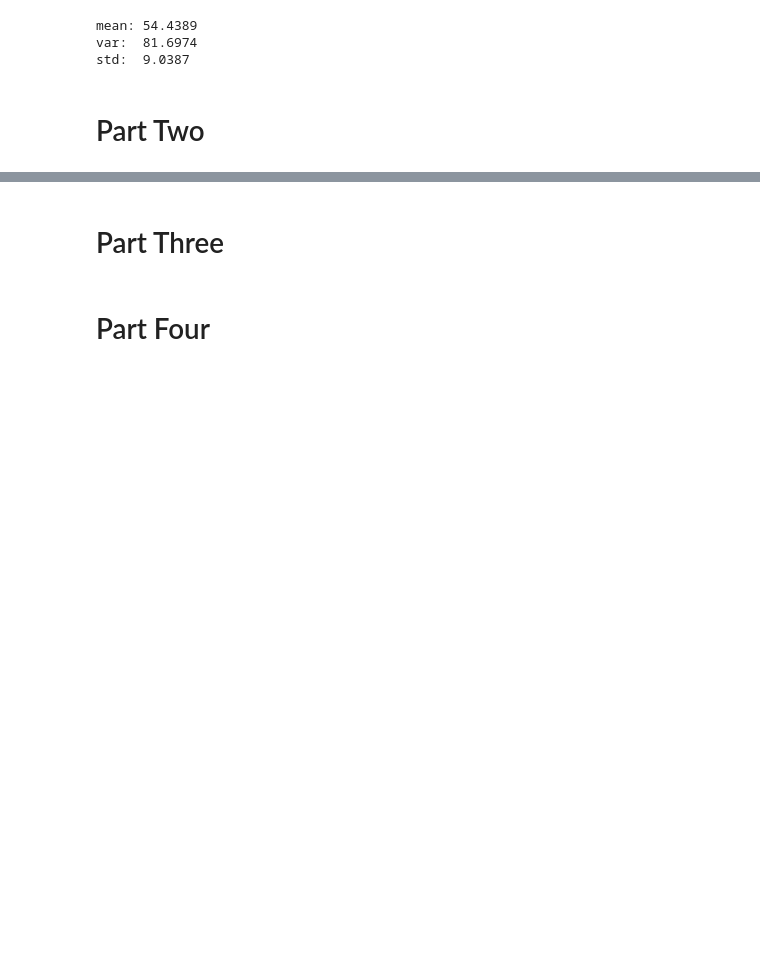
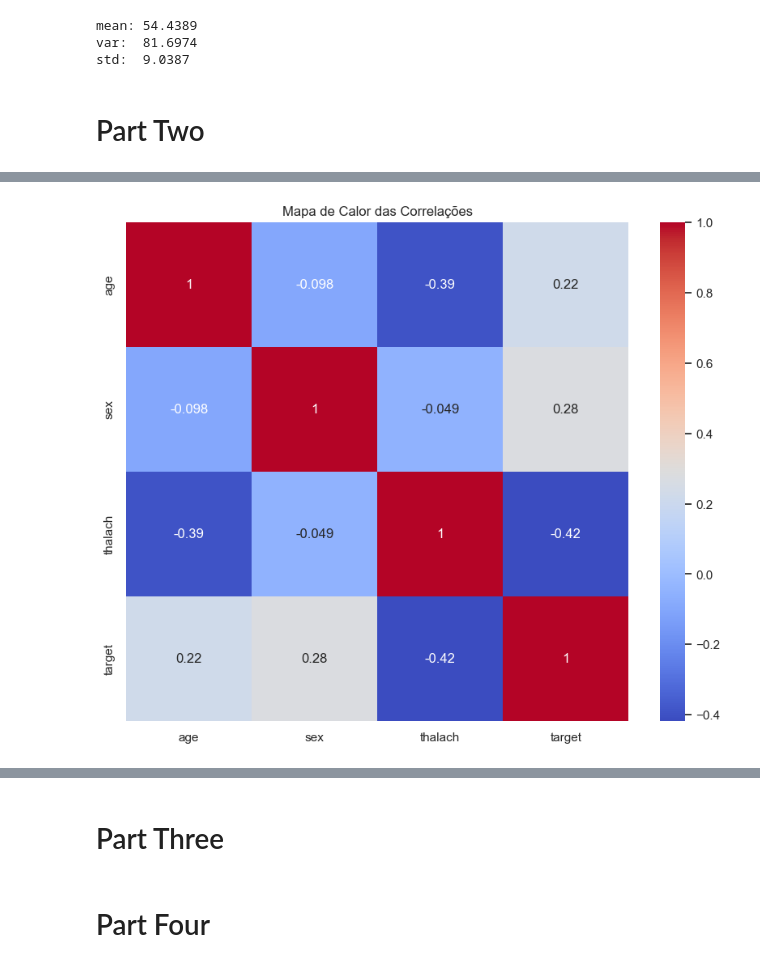
Before and after one commit to KevBoyz/heart-disease-analysis, a Jupyter notebook: all_stuff.ipynb, the cells around one changed output, grey strips where cells are left out. Cells and saved outputs as stored; diff of their text form; code cells hidden in the pictures; blank space fills up the shorter version.

```diff
--- a/all_stuff.ipynb
+++ b/all_stuff.ipynb
@@ -164,0 +170,9 @@ std:  9.0387
+# %%
+# pegar as colunas só as colunas numericas
+numerical_df = df.select_dtypes(include=['number'])
+plt.figure(figsize=(10, 8))
+sns.heatmap(numerical_df.corr(), annot=True, cmap="coolwarm")
+plt.title("Mapa de Calor das Correlações")
+plt.show()
+# %% [output]
+[figure, added]
```
Also changed, not shown: parts of 3 cells of this notebook, 1 other file.
